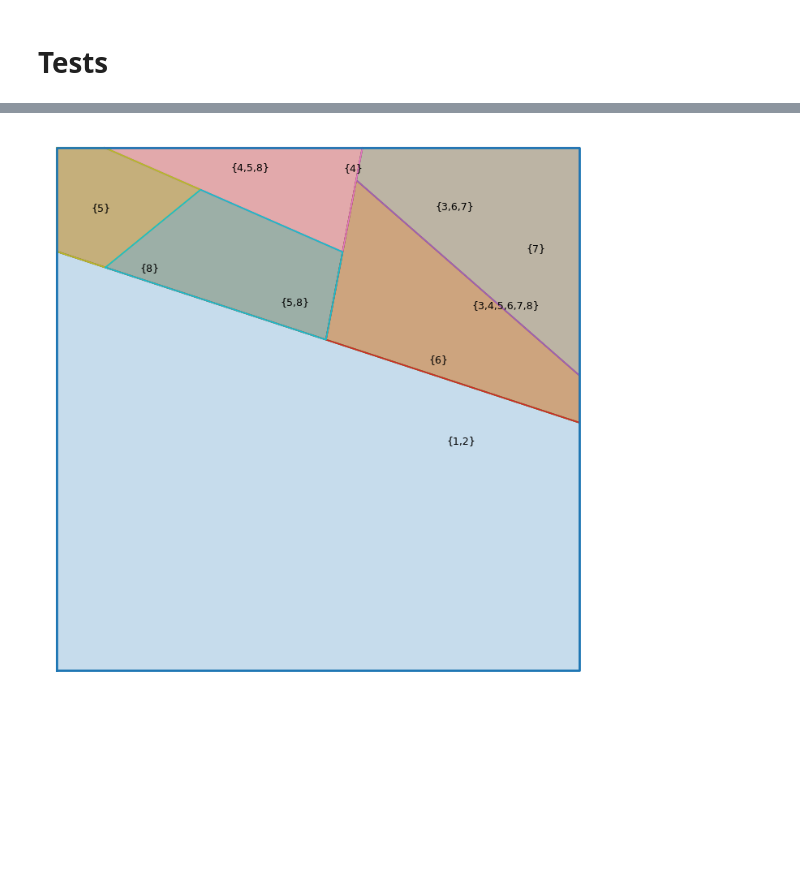
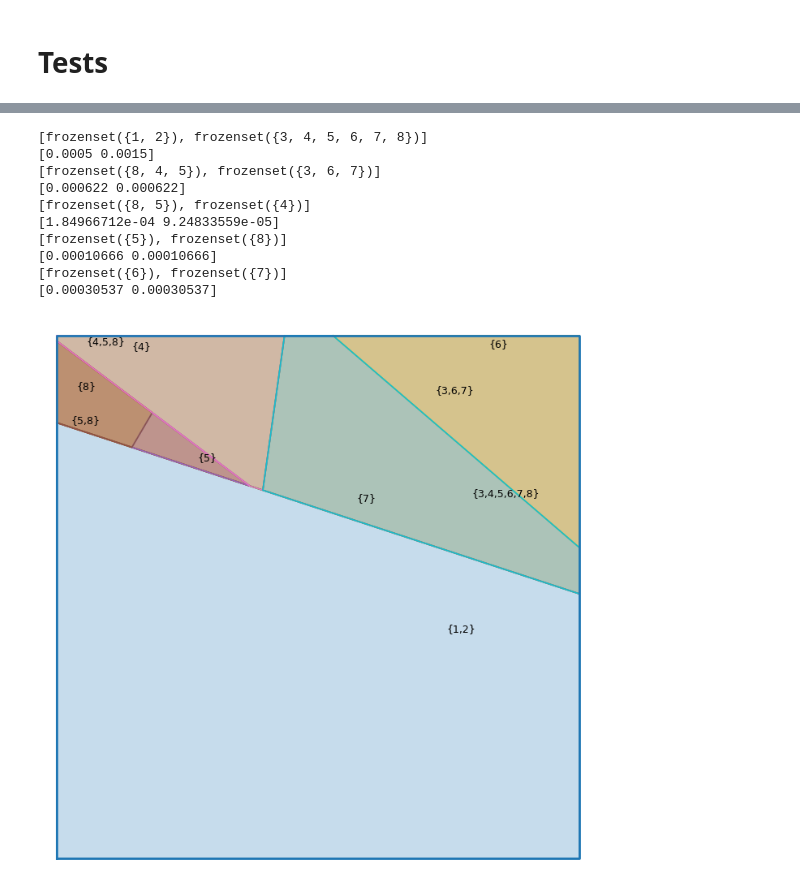
Before and after one commit to IsaacFigNewton/dag2laguerre, a Jupyter notebook: Voronoi_Power_Diagram_View.ipynb, the cells around one changed output, grey strips where cells are left out. Cells and saved outputs as stored; diff of their text form; code cells hidden in the pictures; blank space fills up the shorter version.

Commit message:
got all desired cells, but not area-preserving

```diff
--- a/Voronoi_Power_Diagram_View.ipynb
+++ b/Voronoi_Power_Diagram_View.ipynb
@@ -59,7 +269,7 @@ class RecursivePowerDiagram:
 
     EPS = 1e-9  # small epsilon to avoid divide-by-zero in ray casting and intersections
 
-    def __init__(self, hierarchy, seed=7, root=((0, 0), (1, 0), (1, 1), (0, 1))):
+    def __init__(self, hierarchy, seed=42, root=((0, 0), (1, 0), (1, 1), (0, 1))):
         self.h = hierarchy
         self.rng = np.random.default_rng(seed)
         self.root = np.asarray(root, float)
@@ -265,7 +475,22 @@ class RecursivePowerDiagram:
 
     # ----------------------------- recursion + drawing -----------------------------
 
-    def _draw(self, ax, node: dict, region: np.ndarray, depth: int = 0) -> None:
+    def _get_weights(self, node_label, keys, region):
+        # Get size of disjoint portion of child relative to parent set
+        sizes = []
+        for k in keys:
+            others = set().union(*(l for l in keys if l != k))
+            unique_values = set(k) - others
+            sizes.append(len(unique_values))
+
+        # Weight each child based on proportion of elements in parent set it contains
+        portions = np.array(sizes, float)
+        portions = portions / np.sum(portions)
+        d2 = np.sum((region.max(axis=0) - region.min(axis=0))**2)
+        weights = 0.01 * d2 * portions                               # small influence
+        return np.maximum(weights, 0.0)
+
+    def _draw(self, ax, node_label, node: dict, region: np.ndarray, depth: int = 0) -> None:
         """
         Recursively draw the hierarchy inside `region`.
 
@@ -293,17 +518,14 @@ class RecursivePowerDiagram:
         if not keys:
             return
 
-        k = len(keys)
+        # One site per child inside current region.
+        sites = np.array([self._sample_in(region) for _ in range(len(keys))], float)
 
-        # One site per child inside current region.
-        sites = np.array([self._sample_in(region) for _ in range(k)], float)
-
-        # Weights: small random jitter plus a depth term so deeper levels
-        # tend to have slightly "stronger" weights (break symmetry).
-        weights = self.rng.uniform(0.0, 0.02, size=k) + 0.03 * depth
+        # get weights for each region
+        weights = self._get_weights(node_label, keys, region)
 
         # Compute power cells for each site in this region.
-        cells = [self._cell(i, sites, weights, region) for i in range(k)]
+        cells = [self._cell(i, sites, weights, region) for i in range(len(keys))]
 
         # Render each cell and recurse.
         for key, cell, site in zip(keys, cells, sites):
@@ -320,7 +542,7 @@ class RecursivePowerDiagram:
 
             child = node.get(key)
             if isinstance(child, dict) and child:
-                self._draw(ax, child, cell, depth + 1)
+                self._draw(ax, key, child, cell, depth + 1)
 
     def show(self, figsize=(7, 7)) -> None:
         """
@@ -342,7 +564,7 @@ class RecursivePowerDiagram:
         ax.set_ylim(-0.02, 1.02)
         ax.axis("off")
 
-        self._draw(ax, self.h, self.root, depth=0)
+        self._draw(ax, set().union(*self.h), self.h, self.root, depth=0)
 
         # Outline the root region
         r = self._ccw(self.root)
@@ -618,4 +633,14 @@ print(partitions)
 # %%
-RecursivePowerDiagram(seed=42, hierarchy=partitions).show()
+RecursivePowerDiagram(hierarchy=partitions).show()
 # %% [output]
+[frozenset({1, 2}), frozenset({3, 4, 5, 6, 7, 8})]
+[0.0005 0.0015]
+[frozenset({8, 4, 5}), frozenset({3, 6, 7})]
+[0.000622 0.000622]
+[frozenset({8, 5}), frozenset({4})]
+[1.84966712e-04 9.24833559e-05]
+[frozenset({5}), frozenset({8})]
+[0.00010666 0.00010666]
+[frozenset({6}), frozenset({7})]
+[0.00030537 0.00030537]
-[figure, old version]
+[figure, new version]
```
Also changed, not shown: parts of 7 cells of this notebook.
